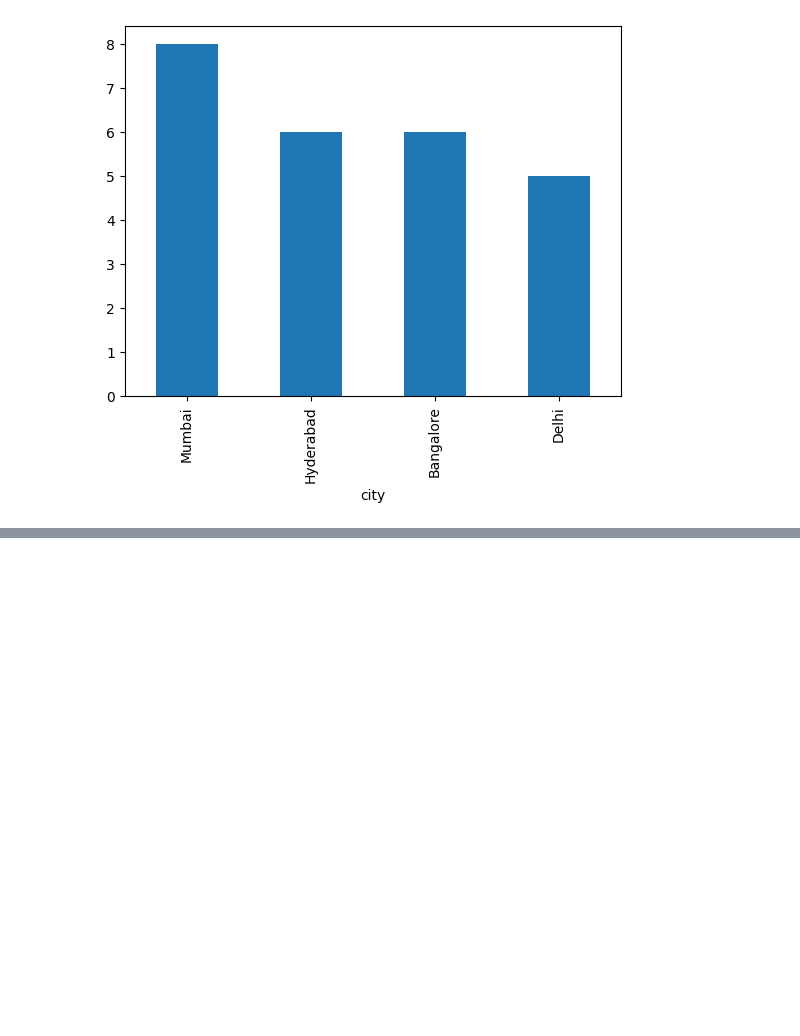
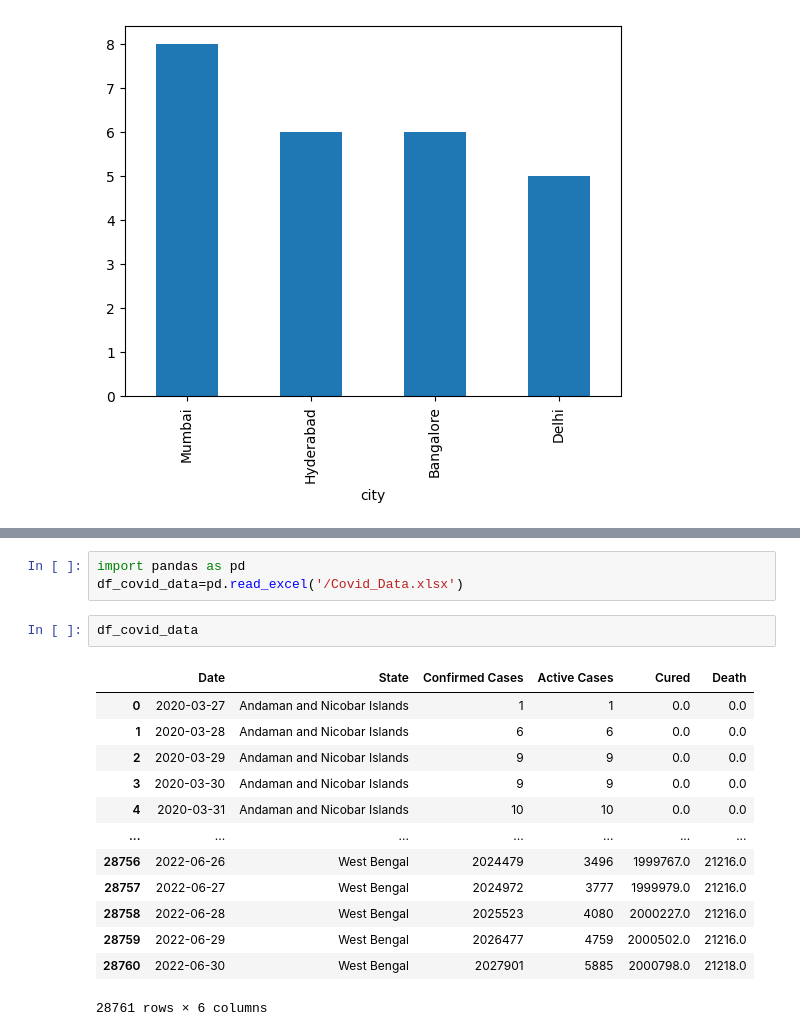
Before and after one commit to Meena0809/AI-5-Day-Workshop, a Jupyter notebook: Day3.ipynb, the cells around one changed output, grey strips where cells are left out. Saved outputs shown, nothing was run; the diff lists cells and outputs as text; blank space fills up the shorter version.

```diff
--- a/Day3.ipynb
+++ b/Day3.ipynb
@@ -157,0 +363,19 @@ df_hotels.city.value_counts().plot(kind="bar")
+# %%
+import pandas as pd
+df_covid_data=pd.read_excel('/Covid_Data.xlsx')
+# %%
+df_covid_data
+# %% [output]
+|  | Date | State | Confirmed Cases | Active Cases | Cured | Death |
+| 0 | 2020-03-27 | Andaman and Nicobar Islands | 1 | 1 | 0.0 | 0.0 |
+| 1 | 2020-03-28 | Andaman and Nicobar Islands | 6 | 6 | 0.0 | 0.0 |
+| 2 | 2020-03-29 | Andaman and Nicobar Islands | 9 | 9 | 0.0 | 0.0 |
+| 3 | 2020-03-30 | Andaman and Nicobar Islands | 9 | 9 | 0.0 | 0.0 |
+| 4 | 2020-03-31 | Andaman and Nicobar Islands | 10 | 10 | 0.0 | 0.0 |
+| ... | ... | ... | ... | ... | ... | ... |
+| 28756 | 2022-06-26 | West Bengal | 2024479 | 3496 | 1999767.0 | 21216.0 |
+| 28757 | 2022-06-27 | West Bengal | 2024972 | 3777 | 1999979.0 | 21216.0 |
+| 28758 | 2022-06-28 | West Bengal | 2025523 | 4080 | 2000227.0 | 21216.0 |
+| 28759 | 2022-06-29 | West Bengal | 2026477 | 4759 | 2000502.0 | 21216.0 |
+| 28760 | 2022-06-30 | West Bengal | 2027901 | 5885 | 2000798.0 | 21218.0 |
+28761 rows × 6 columns
```
Also changed, not shown: parts of 24 cells of this notebook.
